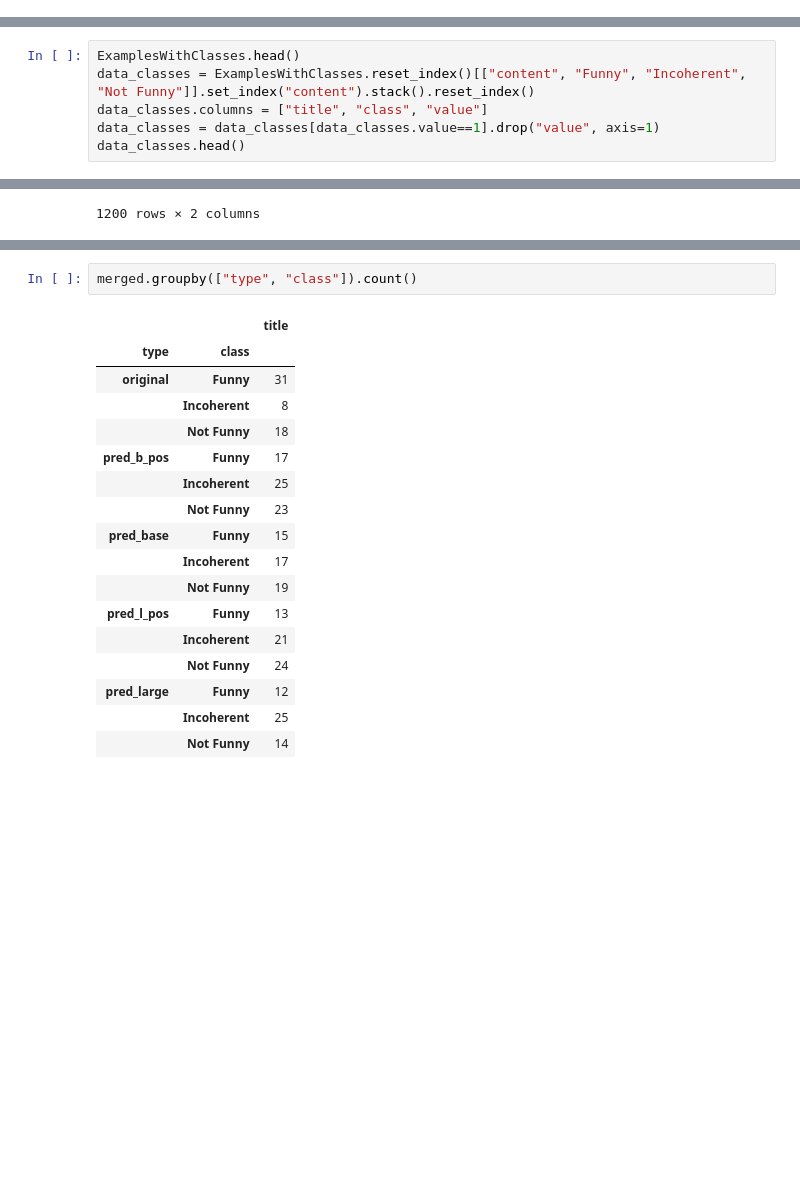
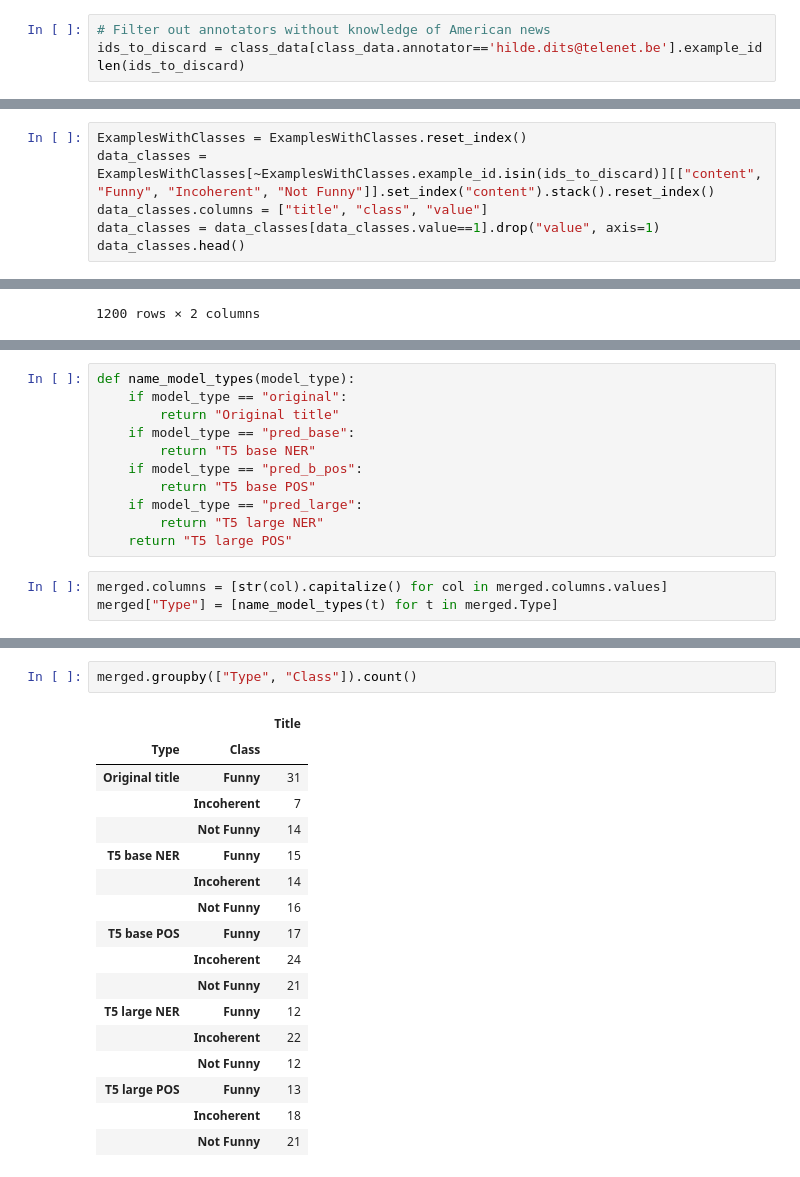
Before and after one commit to MaartenVandenhof-r0613805/satire_thesis, a Jupyter notebook: notebooks/annotations_test.ipynb, the cells around one changed output, grey strips where cells are left out. Drawn from its saved outputs; the diff is of its cells as text; blank space fills up the shorter version.

```diff
--- a/notebooks/annotations_test.ipynb
+++ b/notebooks/annotations_test.ipynb
@@ -16,3 +16,7 @@ Classifications = pd.io.json.json_normalize(all_classifications,meta=['example_i
 ClassPivot = Classifications.pivot_table(index='example_id',columns='classname',values='annotator_id',aggfunc=len).fillna(0)
 ExamplesWithClasses = pd.merge(Examples,ClassPivot,on='example_id')
 ExamplesWithClasses = ExamplesWithClasses.set_index(['example_id','content']).sort_index()
+# %%
+# Filter out annotators without knowledge of American news
+ids_to_discard = class_data[class_data.annotator=='hilde.dits@telenet.be'].example_id
+len(ids_to_discard)
@@ -19,6 +25,6 @@ ExamplesWithClasses = ExamplesWithClasses.set_index(['example_id','content']).so
 # %%
-ExamplesWithClasses.head()
-data_classes = ExamplesWithClasses.reset_index()[["content", "Funny", "Incoherent", "Not Funny"]].set_index("content").stack().reset_index()
+ExamplesWithClasses = ExamplesWithClasses.reset_index()
+data_classes = ExamplesWithClasses[~ExamplesWithClasses.example_id.isin(ids_to_discard)][["content", "Funny", "Incoherent", "Not Funny"]].set_index("content").stack().reset_index()
 data_classes.columns = ["title", "class", "value"]
 data_classes = data_classes[data_classes.value==1].drop("value", axis=1)
 data_classes.head()
@@ -75 +68,15 @@ memory usage: 8.8+ KB
+# %%
+def name_model_types(model_type):
+    if model_type == "original":
+        return "Original title"
+    if model_type == "pred_base":
+        return "T5 base NER"
+    if model_type == "pred_b_pos":
+        return "T5 base POS"
+    if model_type == "pred_large":
+        return "T5 large NER"
+    return "T5 large POS"
+# %%
+merged.columns = [str(col).capitalize() for col in merged.columns.values]
+merged["Type"] = [name_model_types(t) for t in merged.Type]
 # %%
@@ -81,20 +155,20 @@ px.bar(perc_df, x="model", y="percentage", color="class", barmode="group")
 # %%
-merged.groupby(["type", "class"]).count()
+merged.groupby(["Type", "Class"]).count()
 # %% [output]
-|  |  | title |
-| type | class |  |
-| original | Funny | 31 |
-|  | Incoherent | 8 |
-|  | Not Funny | 18 |
-| pred_b_pos | Funny | 17 |
-|  | Incoherent | 25 |
-|  | Not Funny | 23 |
-| pred_base | Funny | 15 |
-|  | Incoherent | 17 |
-|  | Not Funny | 19 |
-| pred_l_pos | Funny | 13 |
-|  | Incoherent | 21 |
-|  | Not Funny | 24 |
-| pred_large | Funny | 12 |
-|  | Incoherent | 25 |
+|  |  | Title |
+| Type | Class |  |
+| Original title | Funny | 31 |
+|  | Incoherent | 7 |
 |  | Not Funny | 14 |
+| T5 base NER | Funny | 15 |
+|  | Incoherent | 14 |
+|  | Not Funny | 16 |
+| T5 base POS | Funny | 17 |
+|  | Incoherent | 24 |
+|  | Not Funny | 21 |
+| T5 large NER | Funny | 12 |
+|  | Incoherent | 22 |
+|  | Not Funny | 12 |
+| T5 large POS | Funny | 13 |
+|  | Incoherent | 18 |
+|  | Not Funny | 21 |
```
Also changed, not shown: parts of 7 cells of this notebook, 3 other files.
